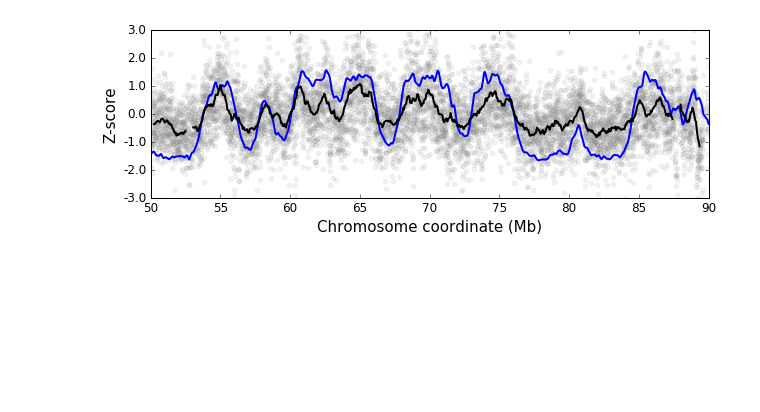
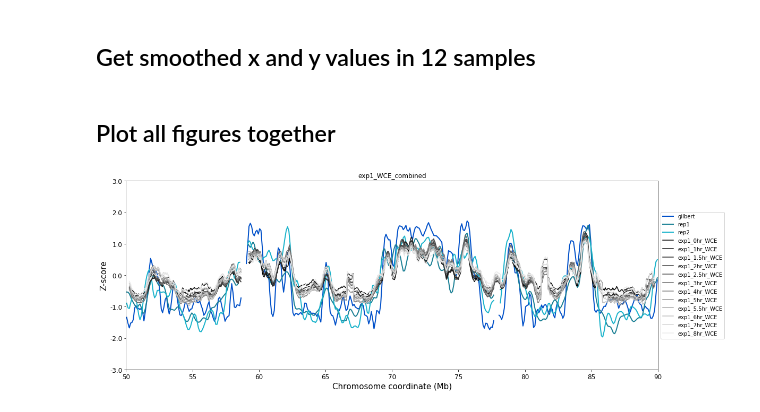
Before and after one commit to ame9yu/cell-cycle-chromatin, a Jupyter notebook: dna-replication-sandbox/WCEReplicationTiming.ipynb, the cells around one changed output. Drawn from its saved outputs; the diff is of its cells as text; code cells hidden in the pictures; blank space fills up the shorter version.

```diff
--- a/dna-replication-sandbox/WCEReplicationTiming.ipynb
+++ b/dna-replication-sandbox/WCEReplicationTiming.ipynb
@@ -47,3 +101,5 @@ ax.hist(data["zscore"], bins = np.arange(-4, 4, 0.05));
+# %% [markdown]
+## Get smoothed x and y values in 12 samples
 # %%
 WINDOWSTEP=5000
 def Smooth(data, windows=20, column="zscore", thin=10):
@@ -63,25 +121,59 @@ def Smooth(data, windows=20, column="zscore", thin=10):
             newy.append(np.nan)
     ind = [i for i in range(len(newx)) if i%thin == 0]
     return np.array(newx)[ind], np.array(newy)[ind]
-# %%
-xnew, ynew = Smooth(data, windows=100)
+# %%
+xarray = []
+yarray = []
+for data in data_array:
+    xnew, ynew = Smooth(data[0], windows=100)
+    xarray.append(xnew)
+    yarray.append(ynew)
+# %% [markdown]
+## Plot all figures together
 # %%
 fig = plt.figure()
+lines = []
+
 ax = fig.add_subplot(111)
-fig.set_size_inches((10, 3))
+# Plot koren
+# ax.plot(koren["start"], koren["zscore"], color="blue", lw=2)
 
-# Plot koren
-ax.plot(koren["start"], koren["zscore"], color="blue", lw=2)
+# plot reference
+ax.plot(gilbert["start"], gilbert["zscore"], color="#0050c9", lw=2, label="gilbert")
+ax.plot(rep1["start"], rep1["zscore"], color="#197f94", lw=2, label="rep1")
+ax.plot(rep2["start"], rep2["zscore"], color="#19b3cb", lw=2, label="rep2")
+ax.set_title("exp1_WCE_combined")
 
-# Plot wce gm12878
-ax.plot(list(xnew), list(ynew), color="black", lw=2)
-ax.scatter(data["start"], data["zscore"], color="gray", alpha=0.1)
+i = 0
+for data in data_array:
+    xnew, ynew = xarray[i],yarray[i]
+
+    # get color scheme
+    jet = cm = plt.get_cmap('gray')
+
+    cNorm  = mpl.colors.Normalize(vmin=0, vmax=12)
+    scalarMap = mpl.cm.ScalarMappable(norm=cNorm, cmap=jet)
+#     print scalarMap.get_clim()
+
+    colorVal = scalarMap.to_rgba(i)
+    colorText = ('color: (%4.2f,%4.2f,%4.2f)'%(colorVal[0],colorVal[1],colorVal[2]))
+    retLine, = ax.plot(list(xnew),list(ynew),color=colorVal,label=data[1])
+    lines.append(retLine)
+    i+=1
+
+# ax.plot(list(xnew), list(ynew), color="black", lw=2)
+# ax.scatter(data[0]["start"], data[0]["zscore"], color="gray", alpha=0.1)
 ax.set_xlim(left=minval*Mb, right=maxval*Mb);
 ax.set_ylim(bottom=-3, top=3)
 ax.set_xlabel("Chromosome coordinate (Mb)", size=15);
 ax.set_ylabel("Z-score", size=15);
 ax.set_xticklabels(map(lambda x: int(x/Mb), ax.get_xticks()), size=12);
 ax.set_yticklabels(ax.get_yticks(), size=12);
-fig.savefig("wce_GM12878_ENCODE.pdf")
+handles,labels = ax.get_legend_handles_labels()
+lgd = ax.legend(handles, labels,loc='center left', bbox_to_anchor=(1, 0.5))
+
+fig.set_size_inches(15,6, forward=True)
+fig.tight_layout()
+fig.savefig("exp2_WCE_combined.pdf", bbox_extra_artists=(lgd,), bbox_inches='tight')
 # %% [output]
-[figure, old version]
+[figure, new version]
```
Also changed, not shown: parts of 8 cells of this notebook, 2 other files.
